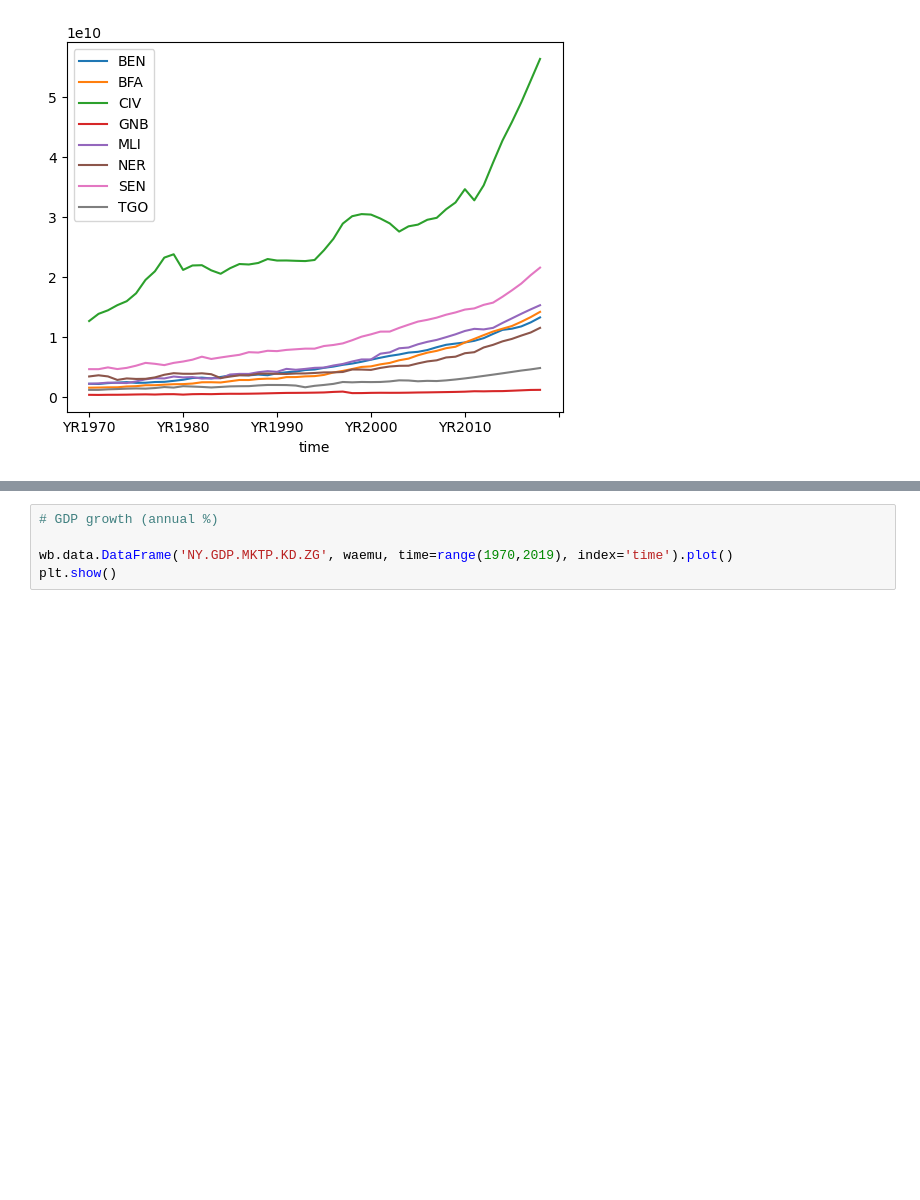
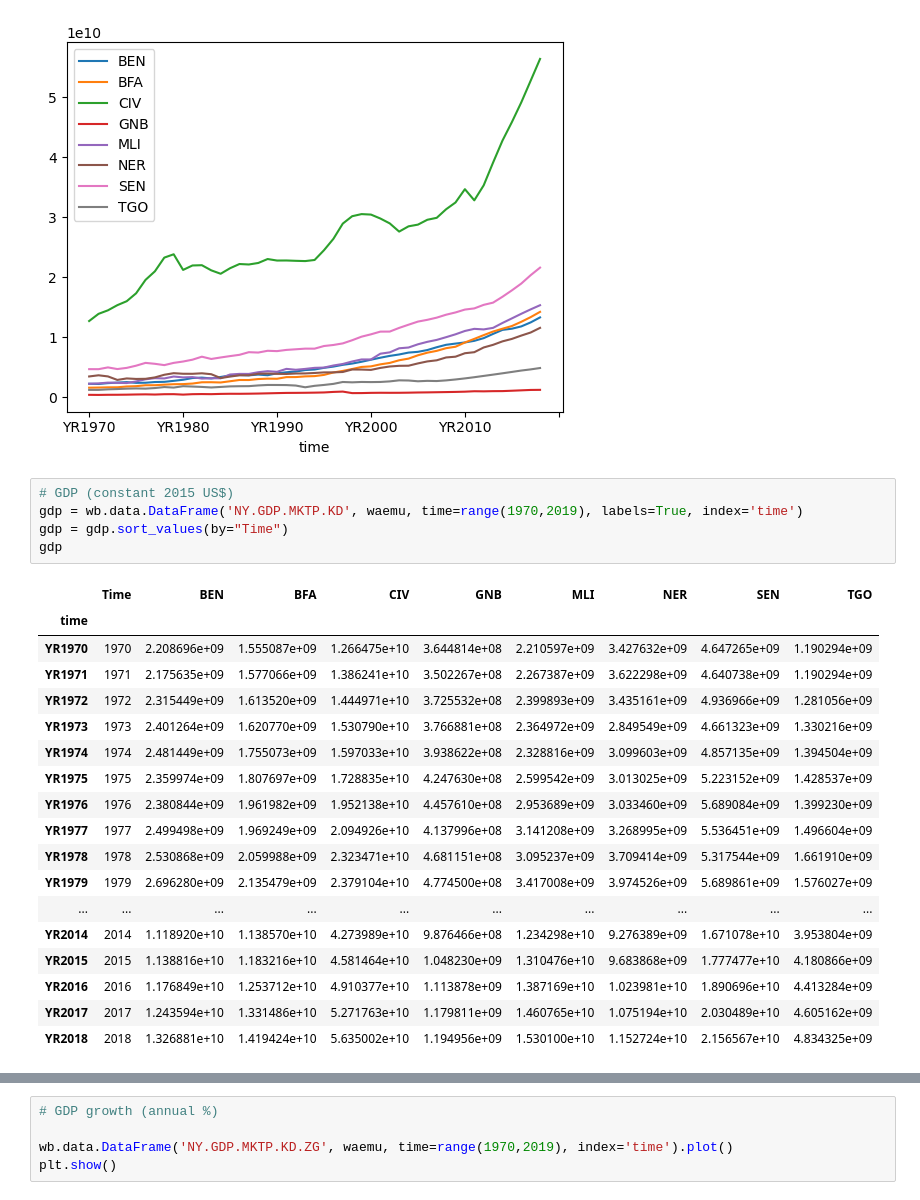
Before and after one commit to RichardAyizou/AfCFTA-impact, a Jupyter notebook: pib.ipynb, the cells around one changed output, grey strips where cells are left out. Saved outputs shown, nothing was run; the diff lists cells and outputs as text; blank space fills up the shorter version.

```diff
--- a/pib.ipynb
+++ b/pib.ipynb
@@ -29,3 +30,27 @@ wb.data.DataFrame('NY.GDP.MKTP.KD', waemu, time=range(1970,2019), index='time').
 plt.show()
 # %% [output]
 [figure]
+# %%
+# GDP (constant 2015 US$)
+gdp = wb.data.DataFrame('NY.GDP.MKTP.KD', waemu, time=range(1970,2019), labels=True, index='time')
+gdp = gdp.sort_values(by="Time")
+gdp
+# %% [output]
+|  | Time | BEN | BFA | CIV | GNB | MLI | NER | SEN | TGO |
+| time |  |  |  |  |  |  |  |  |  |
+| YR1970 | 1970 | 2.208696e+09 | 1.555087e+09 | 1.266475e+10 | 3.644814e+08 | 2.210597e+09 | 3.427632e+09 | 4.647265e+09 | 1.190294e+09 |
+| YR1971 | 1971 | 2.175635e+09 | 1.577066e+09 | 1.386241e+10 | 3.502267e+08 | 2.267387e+09 | 3.622298e+09 | 4.640738e+09 | 1.190294e+09 |
+| YR1972 | 1972 | 2.315449e+09 | 1.613520e+09 | 1.444971e+10 | 3.725532e+08 | 2.399893e+09 | 3.435161e+09 | 4.936966e+09 | 1.281056e+09 |
+| YR1973 | 1973 | 2.401264e+09 | 1.620770e+09 | 1.530790e+10 | 3.766881e+08 | 2.364972e+09 | 2.849549e+09 | 4.661323e+09 | 1.330216e+09 |
+| YR1974 | 1974 | 2.481449e+09 | 1.755073e+09 | 1.597033e+10 | 3.938622e+08 | 2.328816e+09 | 3.099603e+09 | 4.857135e+09 | 1.394504e+09 |
+| YR1975 | 1975 | 2.359974e+09 | 1.807697e+09 | 1.728835e+10 | 4.247630e+08 | 2.599542e+09 | 3.013025e+09 | 5.223152e+09 | 1.428537e+09 |
+| YR1976 | 1976 | 2.380844e+09 | 1.961982e+09 | 1.952138e+10 | 4.457610e+08 | 2.953689e+09 | 3.033460e+09 | 5.689084e+09 | 1.399230e+09 |
+| YR1977 | 1977 | 2.499498e+09 | 1.969249e+09 | 2.094926e+10 | 4.137996e+08 | 3.141208e+09 | 3.268995e+09 | 5.536451e+09 | 1.496604e+09 |
+| YR1978 | 1978 | 2.530868e+09 | 2.059988e+09 | 2.323471e+10 | 4.681151e+08 | 3.095237e+09 | 3.709414e+09 | 5.317544e+09 | 1.661910e+09 |
+| YR1979 | 1979 | 2.696280e+09 | 2.135479e+09 | 2.379104e+10 | 4.774500e+08 | 3.417008e+09 | 3.974526e+09 | 5.689861e+09 | 1.576027e+09 |
+| ... | ... | ... | ... | ... | ... | ... | ... | ... | ... |
+| YR2014 | 2014 | 1.118920e+10 | 1.138570e+10 | 4.273989e+10 | 9.876466e+08 | 1.234298e+10 | 9.276389e+09 | 1.671078e+10 | 3.953804e+09 |
+| YR2015 | 2015 | 1.138816e+10 | 1.183216e+10 | 4.581464e+10 | 1.048230e+09 | 1.310476e+10 | 9.683868e+09 | 1.777477e+10 | 4.180866e+09 |
+| YR2016 | 2016 | 1.176849e+10 | 1.253712e+10 | 4.910377e+10 | 1.113878e+09 | 1.387169e+10 | 1.023981e+10 | 1.890696e+10 | 4.413284e+09 |
+| YR2017 | 2017 | 1.243594e+10 | 1.331486e+10 | 5.271763e+10 | 1.179811e+09 | 1.460765e+10 | 1.075194e+10 | 2.030489e+10 | 4.605162e+09 |
+| YR2018 | 2018 | 1.326881e+10 | 1.419424e+10 | 5.635002e+10 | 1.194956e+09 | 1.530100e+10 | 1.152724e+10 | 2.156567e+10 | 4.834325e+09 |
```
Also changed, not shown: parts of 2 cells of this notebook.
